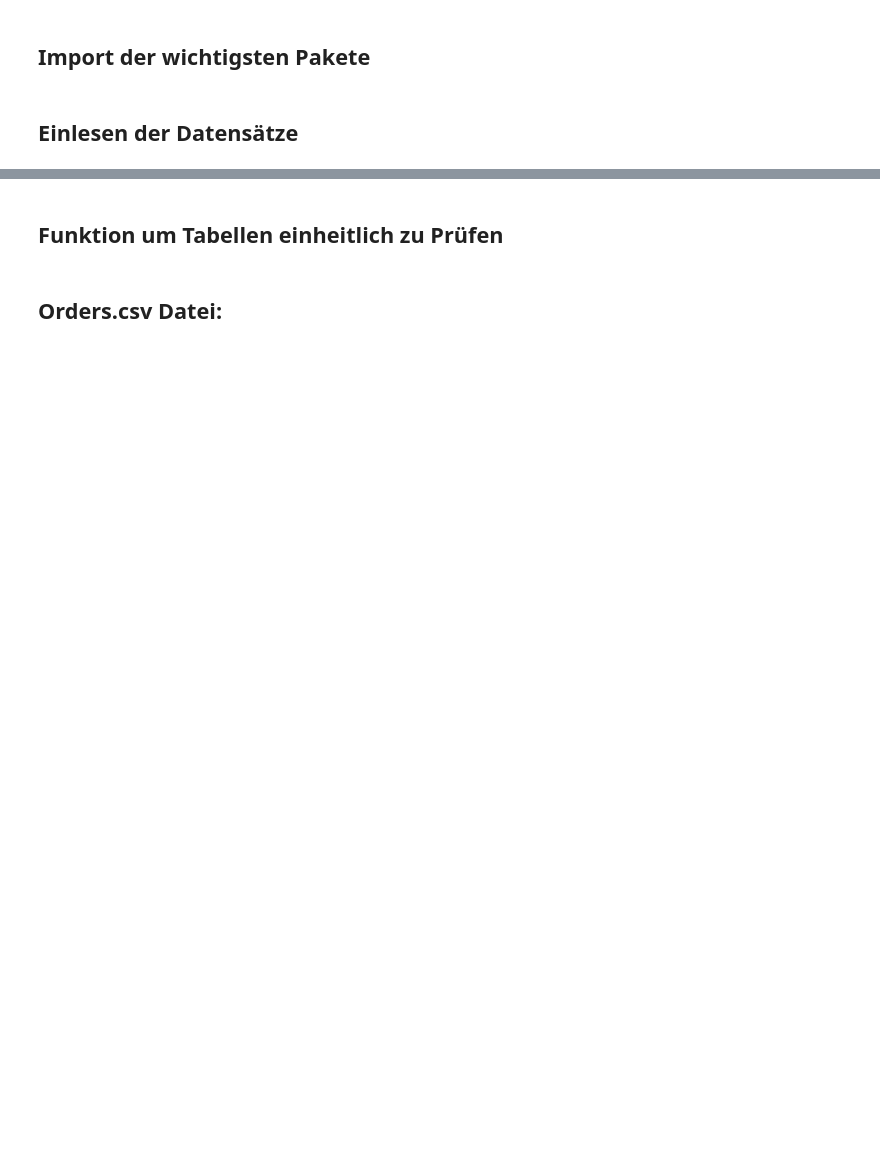
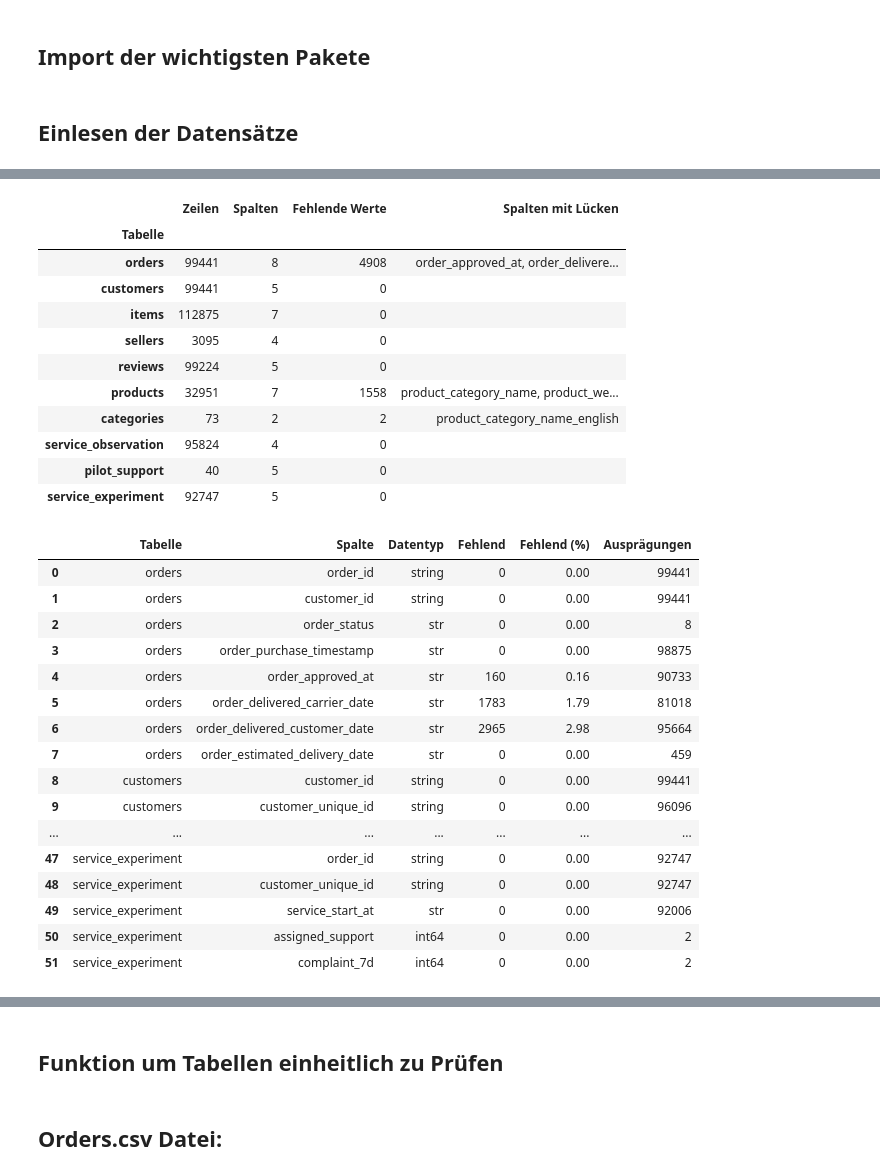
Before and after one commit to hagen-o/DABI1-Projekt, a Jupyter notebook: Notebook Abgabe.ipynb, the cells around one changed output, grey strips where cells are left out. Drawn from its saved outputs; the diff is of its cells as text; code cells hidden in the pictures; blank space fills up the shorter version.

```diff
--- a/Notebook Abgabe.ipynb
+++ b/Notebook Abgabe.ipynb
@@ -3,18 +18,25 @@
 # %% [markdown]
 ## Import der wichtigsten Pakete
 # %%
+from pathlib import Path
+from IPython.display import display, Markdown
+
 import pandas as pd
 import numpy as np
 import matplotlib.pyplot as plt
 import plotly.express as px
+import plotly.io as pio
 import seaborn as sns
 
-from scipy import stats
 from statsmodels.stats.proportion import (
     proportion_confint,
     proportions_ztest,
     confint_proportions_2indep,
 )
+
+pd.set_option('display.max_columns', 20)
+pio.renderers.default = 'plotly_mimetype'
+px.defaults.template = 'plotly_white'
 # %% [markdown]
 ## Einlesen der Datensätze
 # %%
@@ -41,0 +88,51 @@ df_service_observation = pd.read_csv("data/service_observation.csv")
+# %%
+daten_uebersicht = pd.DataFrame([
+    {'Tabelle': name, 'Zeilen': len(df), 'Spalten': len(df.columns),
+     'Fehlende Werte': int(df.isna().sum().sum()),
+     'Spalten mit Lücken': ', '.join(df.columns[df.isna().any()])}
+    for name, df in rohdaten.items()
+]).set_index('Tabelle')
+# Lange Spaltenlisten vollständig anzeigen, ohne Text mit ... abzukürzen.
+with pd.option_context('display.max_colwidth', None):
+    display(daten_uebersicht)
+
+spalten_uebersicht = pd.concat([
+    pd.DataFrame({
+        'Tabelle': name, 'Spalte': df.columns,
+        'Datentyp': df.dtypes.astype(str).to_numpy(),
+        'Fehlend': df.isna().sum().to_numpy(),
+        'Fehlend (%)': (df.isna().mean() * 100).round(2).to_numpy(),
+        'Ausprägungen': df.nunique().to_numpy(),
+    }) for name, df in rohdaten.items()
+], ignore_index=True)
+display(spalten_uebersicht)
+# %% [output]
+|  | Zeilen | Spalten | Fehlende Werte | Spalten mit Lücken |
+| Tabelle |  |  |  |  |
+| orders | 99441 | 8 | 4908 | order_approved_at, order_delivere... |
+| customers | 99441 | 5 | 0 |  |
+| items | 112875 | 7 | 0 |  |
+| sellers | 3095 | 4 | 0 |  |
+| reviews | 99224 | 5 | 0 |  |
+| products | 32951 | 7 | 1558 | product_category_name, product_we... |
+| categories | 73 | 2 | 2 | product_category_name_english |
+| service_observation | 95824 | 4 | 0 |  |
+| pilot_support | 40 | 5 | 0 |  |
+| service_experiment | 92747 | 5 | 0 |  |
+|  | Tabelle | Spalte | Datentyp | Fehlend | Fehlend (%) | Ausprägungen |
+| 0 | orders | order_id | string | 0 | 0.00 | 99441 |
+| 1 | orders | customer_id | string | 0 | 0.00 | 99441 |
+| 2 | orders | order_status | str | 0 | 0.00 | 8 |
+| 3 | orders | order_purchase_timestamp | str | 0 | 0.00 | 98875 |
+| 4 | orders | order_approved_at | str | 160 | 0.16 | 90733 |
+| 5 | orders | order_delivered_carrier_date | str | 1783 | 1.79 | 81018 |
+| 6 | orders | order_delivered_customer_date | str | 2965 | 2.98 | 95664 |
+| 7 | orders | order_estimated_delivery_date | str | 0 | 0.00 | 459 |
+| 8 | customers | customer_id | string | 0 | 0.00 | 99441 |
+| 9 | customers | customer_unique_id | string | 0 | 0.00 | 96096 |
+| ... | ... | ... | ... | ... | ... | ... |
+| 47 | service_experiment | order_id | string | 0 | 0.00 | 92747 |
+| 48 | service_experiment | customer_unique_id | string | 0 | 0.00 | 92747 |
+| 49 | service_experiment | service_start_at | str | 0 | 0.00 | 92006 |
+| 50 | service_experiment | assigned_support | int64 | 0 | 0.00 | 2 |
+| 51 | service_experiment | complaint_7d | int64 | 0 | 0.00 | 2 |
```
Also changed, not shown: parts of 58 cells of this notebook, 3 other files.
